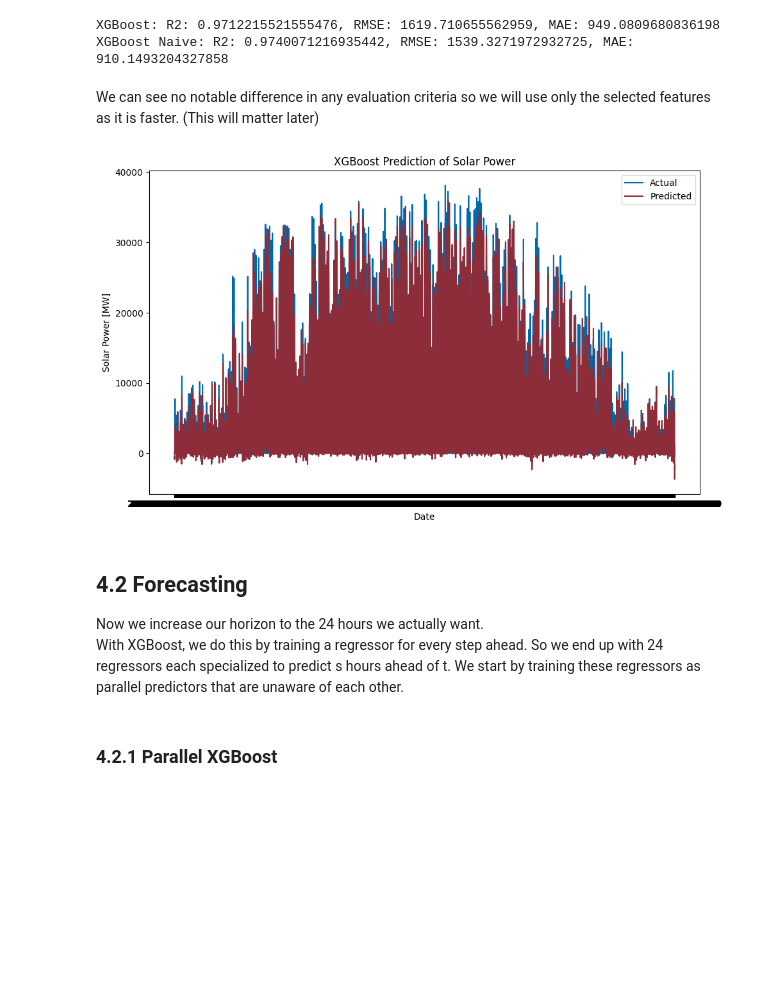
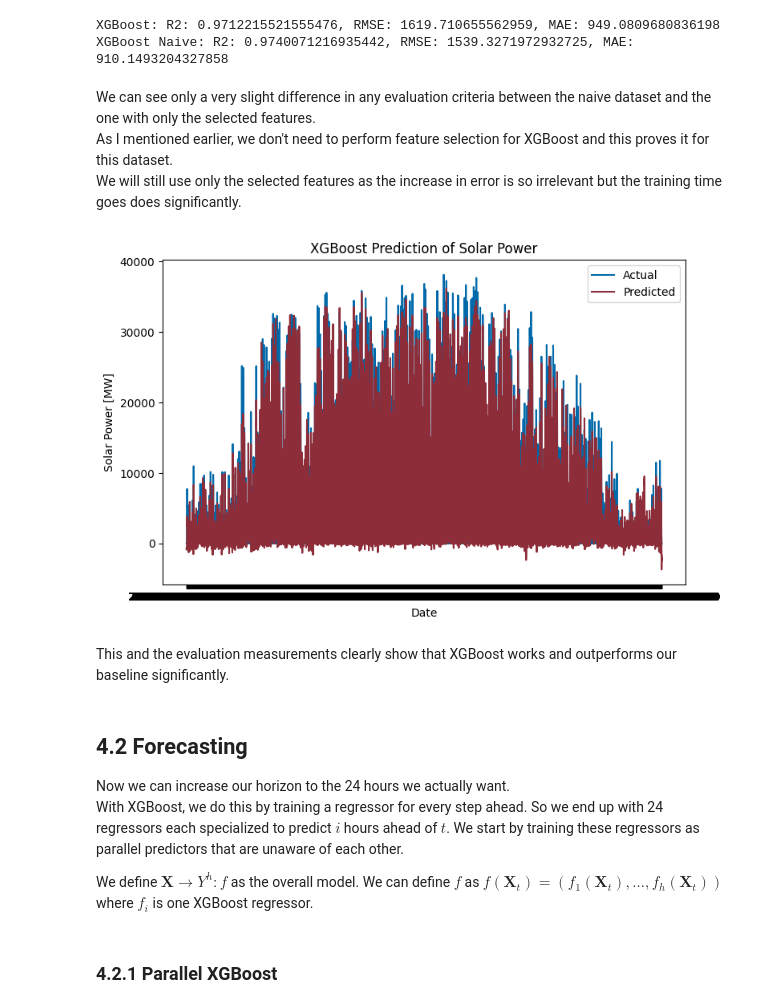
Before and after one commit to Xploeng/Renewable-Energy-Systems, a Jupyter notebook: ForecastingWithXGBoost.ipynb, the cells around one changed output. Drawn from its saved outputs; the diff is of its cells as text; code cells hidden in the pictures; blank space fills up the shorter version.

```diff
--- a/ForecastingWithXGBoost.ipynb
+++ b/ForecastingWithXGBoost.ipynb
@@ -246,25 +292,31 @@ print(f"{xgb_eval_naive.model_name}: R2: {xgb_eval_naive.R2_score}, RMSE: {xgb_e
 XGBoost: R2: 0.9712215521555476, RMSE: 1619.710655562959, MAE: 949.0809680836198
 XGBoost Naive: R2: 0.9740071216935442, RMSE: 1539.3271972932725, MAE: 910.1493204327858
 # %% [markdown]
-We can see no notable difference in any evaluation criteria so we will use only the selected features as it is faster. (This will matter later)
+We can see only a very slight difference in any evaluation criteria between the naive dataset and the one with only the selected features.
+As I mentioned earlier, we don't need to perform feature selection for XGBoost and this proves it for this dataset.
+We will still use only the selected features as the increase in error is so irrelevant but the training time goes does significantly.
 # %%
 # Plot XGBoost Prediction
-plt.figure(figsize=(10, 6))
+plt.figure(figsize=(8, 5))
 plt.plot(y_test.index, y_test, label='Actual', color=rgb.tue_blue)
 plt.plot(y_test.index, xgb_pred, label='Predicted', color=rgb.tue_red)
 plt.xlabel('Date')
 plt.ylabel('Solar Power [MW]')
 plt.title('XGBoost Prediction of Solar Power')
 plt.legend()
 plt.tight_layout()
 plt.show()
 # %% [output]
-[figure, old version]
+[figure, new version]
+# %% [markdown]
+This and the evaluation measurements clearly show that XGBoost works and outperforms our baseline significantly.
 # %% [markdown]
 ## 4.2 Forecasting
-Now we increase our horizon to the 24 hours we actually want.
-With XGBoost, we do this by training a regressor for every step ahead. So we end up with 24 regressors each specialized to predict s hours ahead of t.
+Now we can increase our horizon to the 24 hours we actually want.
+With XGBoost, we do this by training a regressor for every step ahead. So we end up with 24 regressors each specialized to predict $i$ hours ahead of $t$.
 We start by training these regressors as parallel predictors that are unaware of each other.
+
+We define $\mathbf X \rightarrow Y^h: f$ as the overall model. We can define $f$ as $f(\mathbf X_t) = (f_1(\mathbf X_t), \dots, f_h(\mathbf X_t)) $ where $f_i$ is one XGBoost regressor.
 # %% [markdown]
 ### 4.2.1 Parallel XGBoost
 # %%
```
Also changed, not shown: parts of 39 cells of this notebook.
